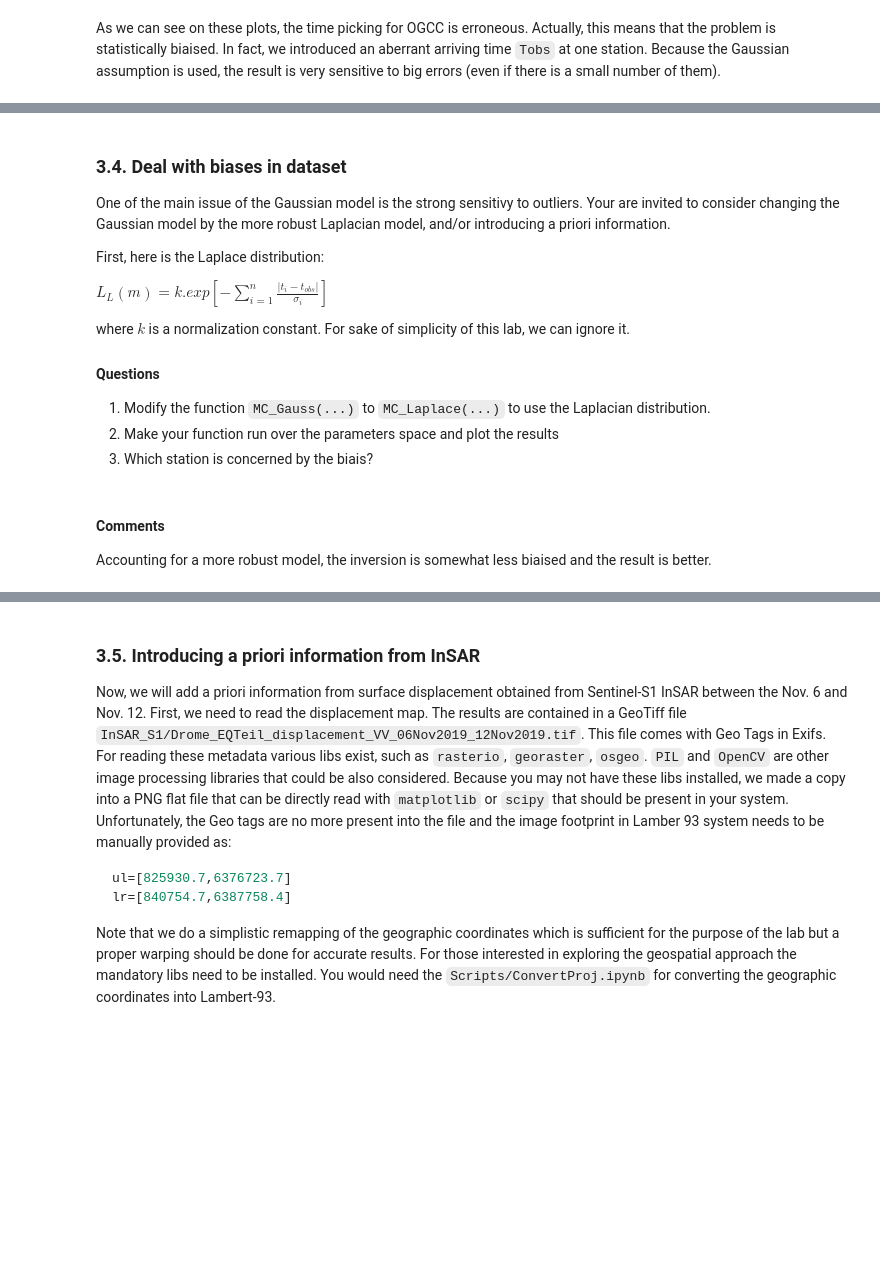
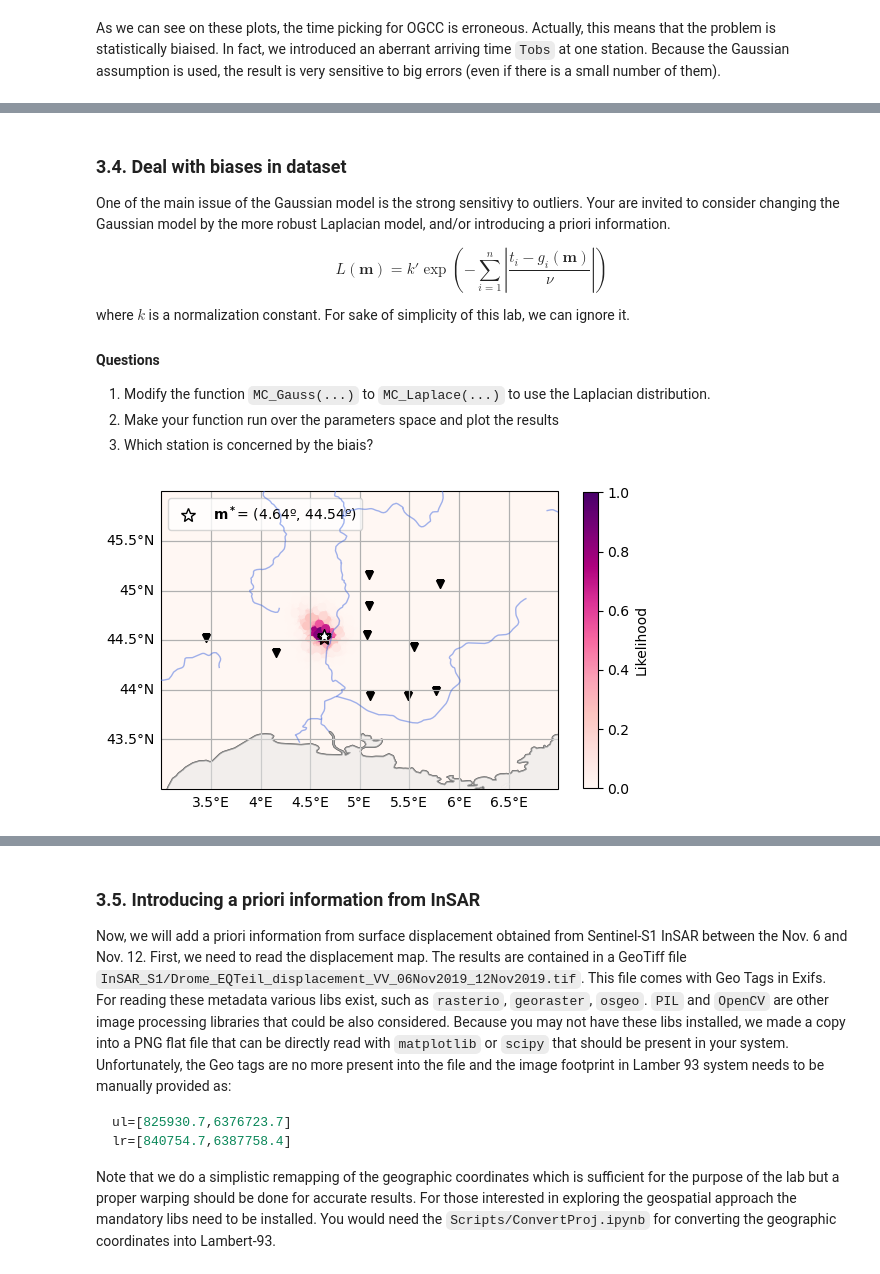
Before and after one commit to leonard-seydoux/earth-data-science, a Jupyter notebook: labs/2_epicenter/epicenter_solution.ipynb, the cells around one changed output, grey strips where cells are left out. Drawn from its saved outputs; the diff is of its cells as text; code cells hidden in the pictures; blank space fills up the shorter version.

```diff
--- a/labs/2_epicenter/epicenter_solution.ipynb
+++ b/labs/2_epicenter/epicenter_solution.ipynb
@@ -411,13 +442,12 @@ As we can see on these plots, the time picking for OGCC is erroneous. Actually,
 # %% [markdown]
 ### 3.4. Deal with biases in dataset
 
+
 One of the main issue of the Gaussian model is the strong sensitivy to outliers. Your are invited to consider changing the Gaussian model by the more robust Laplacian model, and/or introducing a priori information.
 
-First, here is the Laplace distribution:
 
-$\begin{equation}
-L_L(m) = k.exp{\left[-\sum\limits_{i=1}^{n} \frac{\lvert t_{i}-t_{obs}\lvert}{\sigma_i}\right]} \tag{6}
-\end{equation}$
+$$L(\mathbf{m}) = k' \exp\left( -\sum\limits_{i=1}^{n} \left|\frac{t_{i}-g_i(\mathbf{m})}{\nu}\right| \right)$$
+
 
 where $k$ is a normalization constant. For sake of simplicity of this lab, we can ignore it.
 
@@ -429,19 +459,25 @@ where $k$ is a normalization constant. For sake of simplicity of this lab, we ca
 # %%
 extent = [3, 7, 43, 46]
 
 latitudes, longitudes, likelihood = solver.monte_carlo_laplacian(
     stream, shots=40000, uncertainty=6, wavespeed=4, extent=extent
 )
 
+
 # Plot the likelihood
 ax = solver.basemap(extent=extent, stream=stream, event=event)
 
 # Plot likelihood
-img = ax.scatter(longitudes, latitudes, c=likelihood, cmap="RdPu", s=9)
+img = ax.scatter(longitudes, latitudes, c=likelihood, cmap="RdPu", s=30)
 plt.colorbar(img, ax=ax, label="Likelihood", shrink=0.8)
+
+# Plot the epicenter
+index_max = np.argmax(likelihood)
+label = rf"$\bf m^*$= ({longitudes[index_max]:.2f}º, {latitudes[index_max]:.2f}º)"
+plt.plot(longitudes[index_max], latitudes[index_max], "k*", label=label, mfc="w", ms=10)
+ax.legend(loc="upper left")
 
 # Show
 plt.show()
+# %% [output]
+[figure, added]
-# %% [markdown]
-#### Comments
-Accounting for a more robust model, the inversion is somewhat less biaised and the result is better.
```
Also changed, not shown: parts of 13 cells of this notebook, 2 other files.
